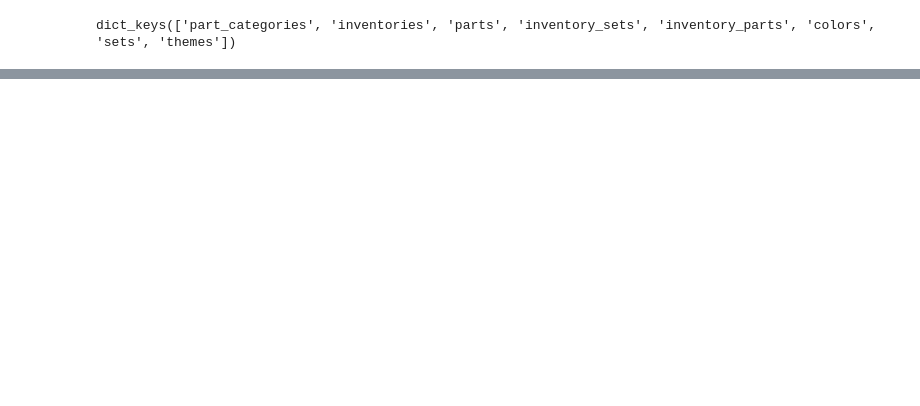
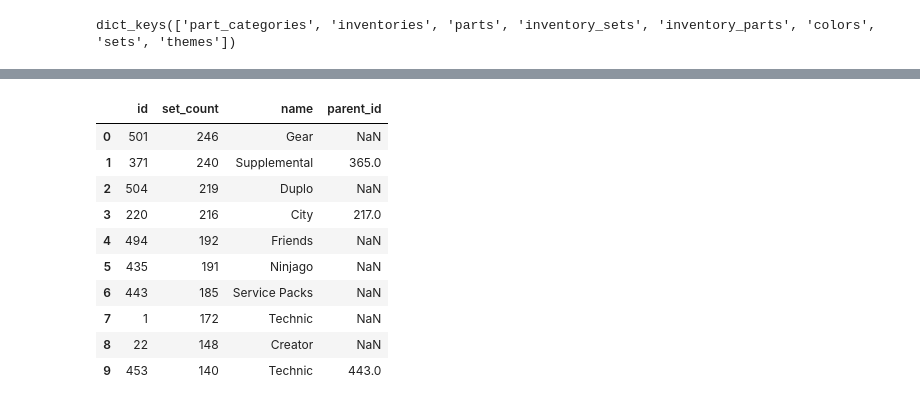
Before and after one commit to Clovin4/lego-my-eggo, a Jupyter notebook: notebooks/1.0-cal-initial-data-exploration.ipynb, the cells around one changed output, grey strips where cells are left out. Drawn from its saved outputs; the diff is of its cells as text; code cells hidden in the pictures; blank space fills up the shorter version.

```diff
--- a/notebooks/1.0-cal-initial-data-exploration.ipynb
+++ b/notebooks/1.0-cal-initial-data-exploration.ipynb
@@ -59,0 +282,3 @@ array(['Baseplates', 'Bricks Printed', 'Bricks Sloped',
+# %%
+set_theme_count = sets.theme_id.value_counts()
+set_theme_count.head()
@@ -59,0 +292,3 @@ array(['Baseplates', 'Bricks Printed', 'Bricks Sloped',
+# %%
+set_theme_count = pd.DataFrame({"id": set_theme_count.index, "set_count": set_theme_count.values})
+set_theme_count.head()
@@ -59,0 +302,3 @@ array(['Baseplates', 'Bricks Printed', 'Bricks Sloped',
+# %%
+merged_df = pd.merge(set_theme_count, themes, on='id')
+merged_df.head()
@@ -59,0 +312,15 @@ array(['Baseplates', 'Bricks Printed', 'Bricks Sloped',
+# %%
+# return the top 10 themes names with the most sets
+merged_df.sort_values('set_count', ascending=False).head(10)
+# %% [output]
+|  | id | set_count | name | parent_id |
+| 0 | 501 | 246 | Gear | NaN |
+| 1 | 371 | 240 | Supplemental | 365.0 |
+| 2 | 504 | 219 | Duplo | NaN |
+| 3 | 220 | 216 | City | 217.0 |
+| 4 | 494 | 192 | Friends | NaN |
+| 5 | 435 | 191 | Ninjago | NaN |
+| 6 | 443 | 185 | Service Packs | NaN |
+| 7 | 1 | 172 | Technic | NaN |
+| 8 | 22 | 148 | Creator | NaN |
+| 9 | 453 | 140 | Technic | 443.0 |
```
Also changed, not shown: parts of 51 cells of this notebook.
